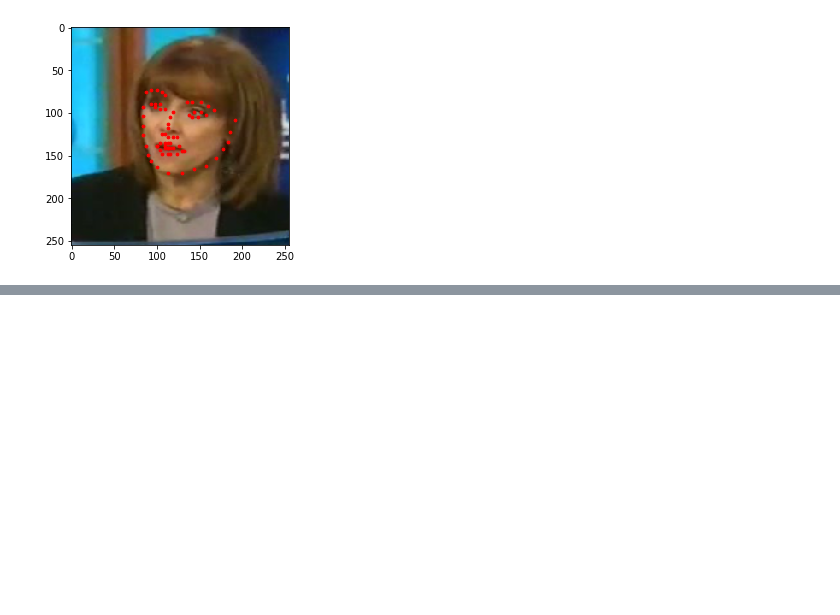
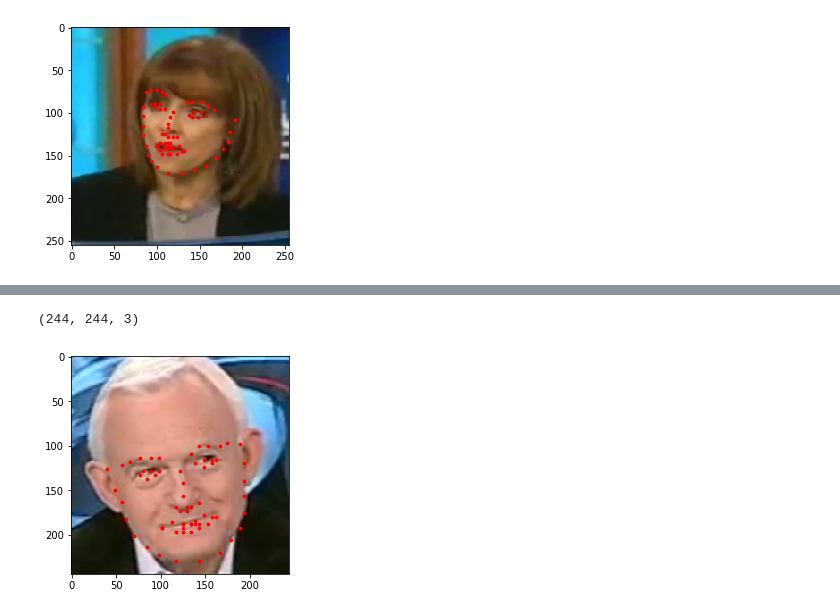
Before and after one commit to AhmdNassar/facial-keypoints, a Jupyter notebook: test-data-processing.ipynb, the cells around one changed output, grey strips where cells are left out. Saved outputs shown, nothing was run; the diff lists cells and outputs as text; code cells hidden in the pictures; blank space fills up the shorter version.

```diff
--- a/test-data-processing.ipynb
+++ b/test-data-processing.ipynb
@@ -46,0 +54,10 @@ show_keypoints(img,kep)
+# %%
+# test compose transfroms
+
+transform = transforms.Compose([Rescale(250),RandomCrop(244)])
+img , keypts = transform(traindata[100])
+show_keypoints(img,keypts)
+print(img.shape)
+# %% [output]
+(244, 244, 3)
+[figure, added]
```
Also changed, not shown: parts of 2 cells of this notebook, 1 other file.
